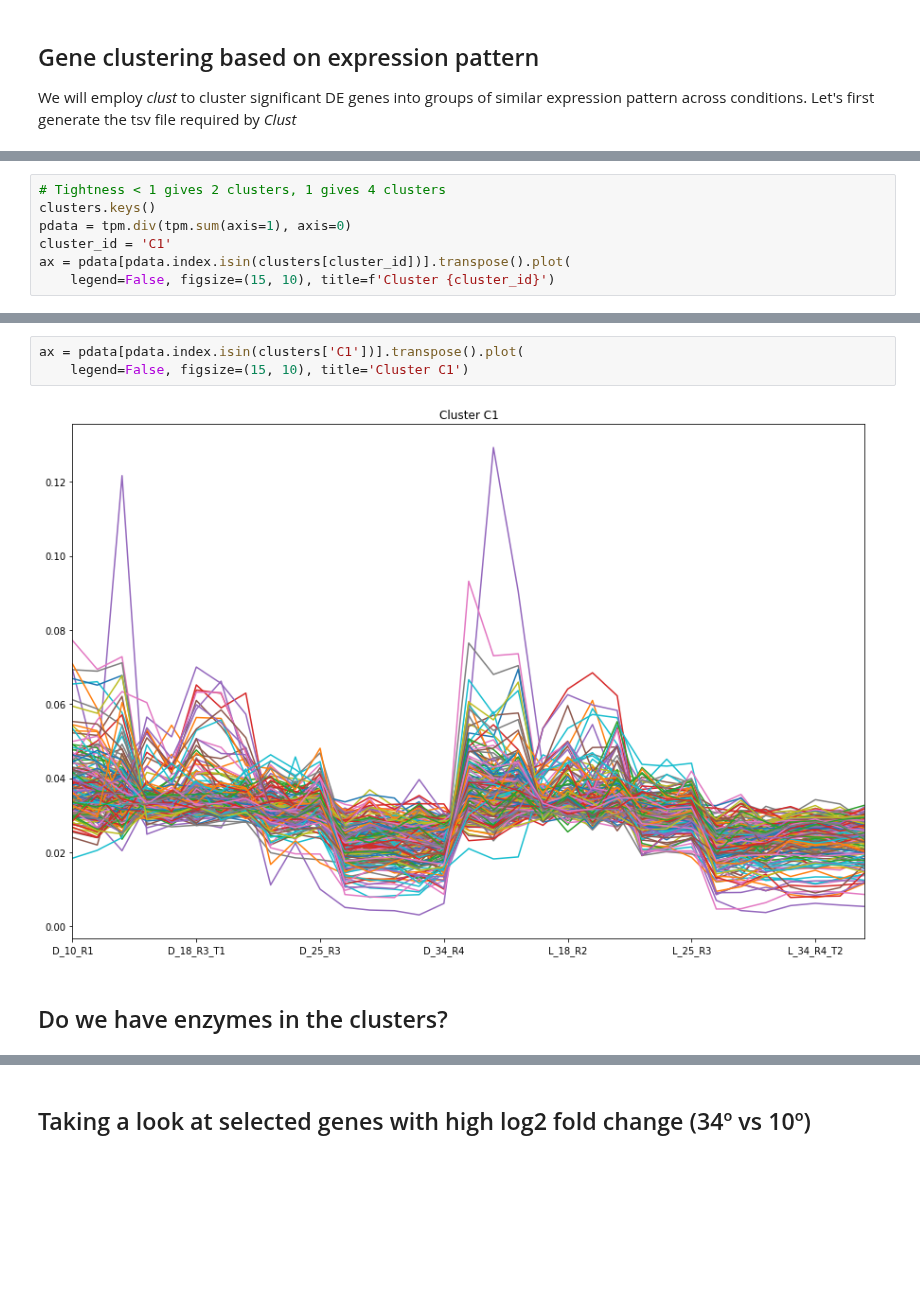
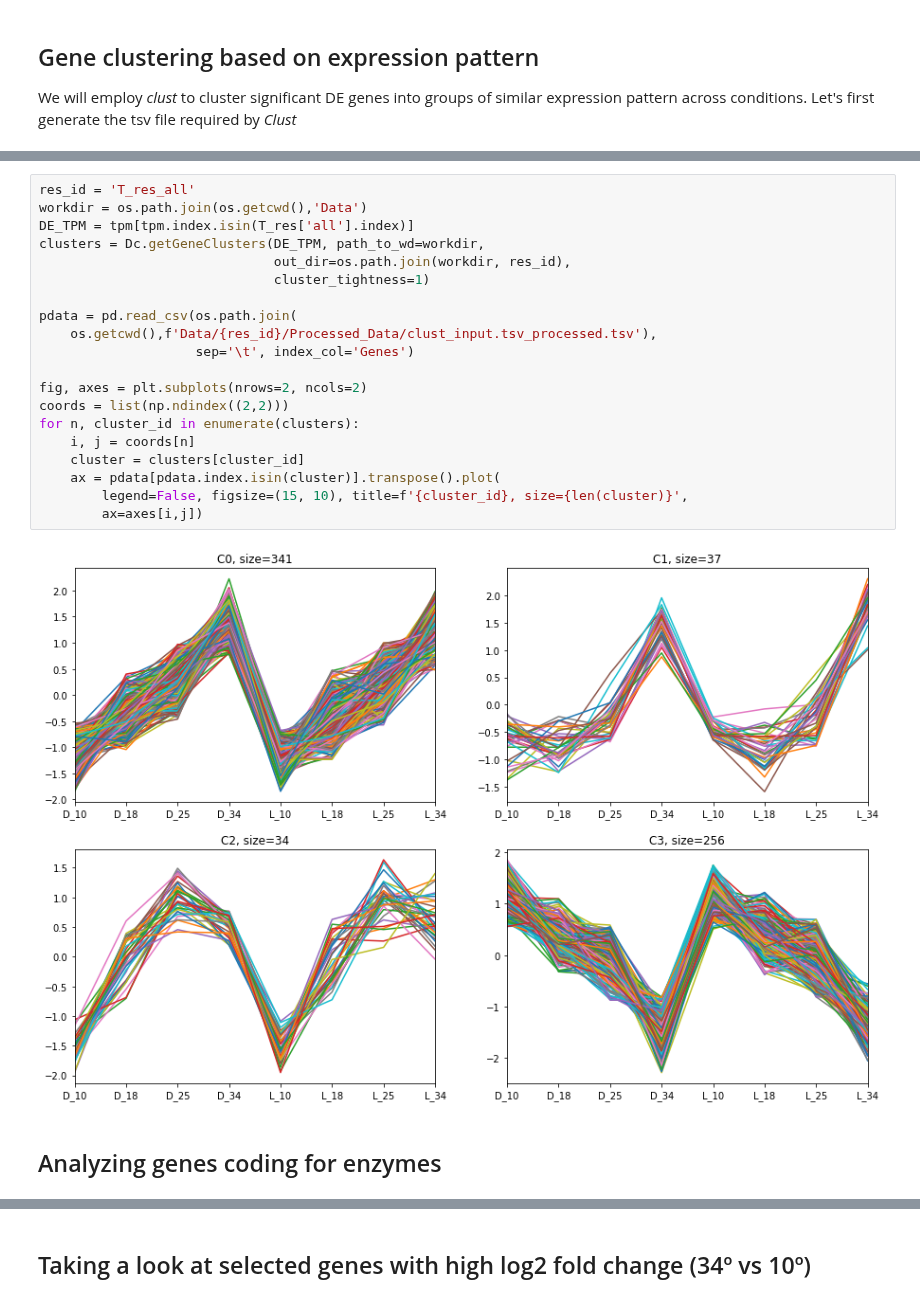
Before and after one commit to Robaina/Dokdonia, a Jupyter notebook: DE_Notebook.ipynb, the cells around one changed output, grey strips where cells are left out. Cells and saved outputs as stored; diff of their text form; blank space fills up the shorter version.

```diff
--- a/DE_Notebook.ipynb
+++ b/DE_Notebook.ipynb
@@ -175,7 +173,0 @@ clusters = getGeneClusters(DE_TPM, path_to_wd=workdir,
-# %%
-# Tightness < 1 gives 2 clusters, 1 gives 4 clusters
-clusters.keys()
-pdata = tpm.div(tpm.sum(axis=1), axis=0)
-cluster_id = 'C1'
-ax = pdata[pdata.index.isin(clusters[cluster_id])].transpose().plot(
-    legend=False, figsize=(15, 10), title=f'Cluster {cluster_id}')
@@ -212,8 +174,25 @@ ax = pdata[pdata.index.isin(clusters['C0'])].transpose().plot(
-# %%
-ax = pdata[pdata.index.isin(clusters['C1'])].transpose().plot(
-    legend=False, figsize=(15, 10), title='Cluster C1')
-# %% [output]
-[figure, removed]
-# %% [markdown]
-## Do we have enzymes in the clusters?
+# %%
+res_id = 'T_res_all'
+workdir = os.path.join(os.getcwd(),'Data')
+DE_TPM = tpm[tpm.index.isin(T_res['all'].index)]
+clusters = Dc.getGeneClusters(DE_TPM, path_to_wd=workdir,
+                              out_dir=os.path.join(workdir, res_id),
+                              cluster_tightness=1)
+
+pdata = pd.read_csv(os.path.join(
+    os.getcwd(),f'Data/{res_id}/Processed_Data/clust_input.tsv_processed.tsv'),
+                    sep='\t', index_col='Genes')
+
+fig, axes = plt.subplots(nrows=2, ncols=2)
+coords = list(np.ndindex((2,2)))
+for n, cluster_id in enumerate(clusters):
+    i, j = coords[n]
+    cluster = clusters[cluster_id]
+    ax = pdata[pdata.index.isin(cluster)].transpose().plot(
+        legend=False, figsize=(15, 10), title=f'{cluster_id}, size={len(cluster)}',
+        ax=axes[i,j])
+# %% [output]
+[figure, added]
+# %% [markdown]
+## Analyzing genes coding for enzymes
 # %%
```
Also changed, not shown: parts of 22 cells of this notebook, 29 other files.
